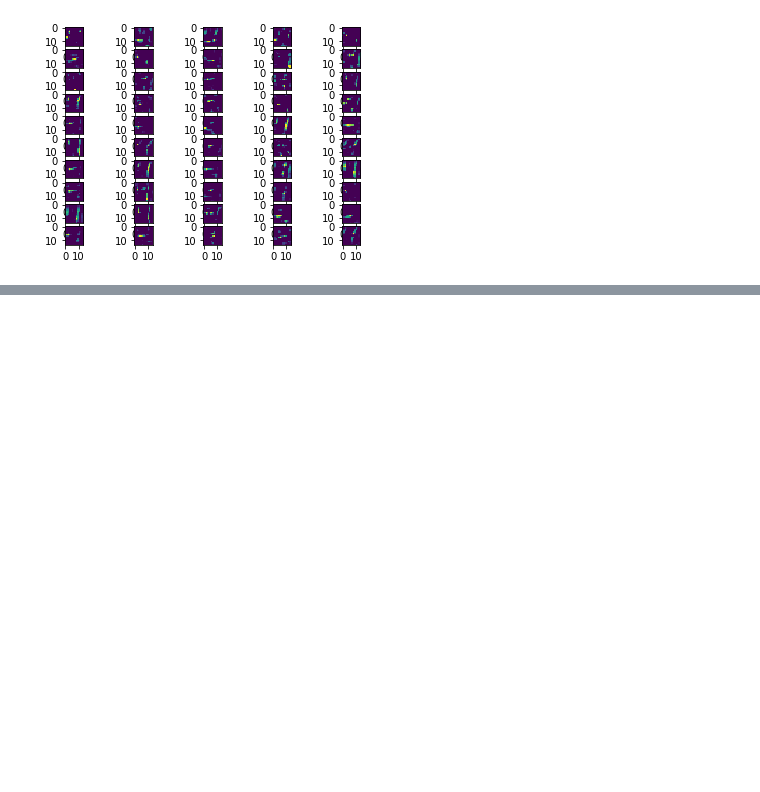
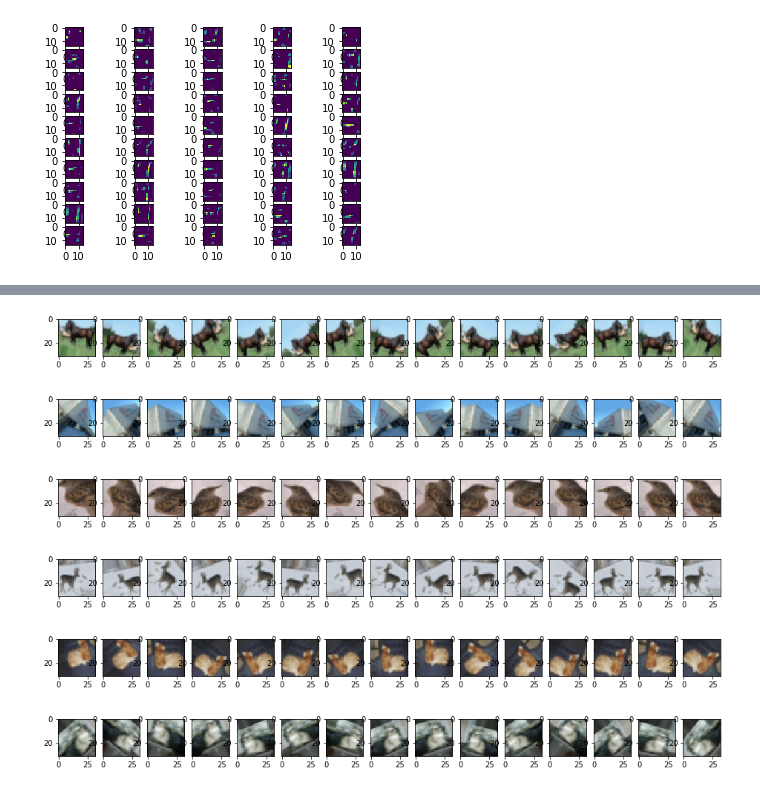
Before and after one commit to correll/deep-learning, a Jupyter notebook: lecture/Lab 3 Convolutional Neural Networks.ipynb, the cells around one changed output, grey strips where cells are left out. Cells and saved outputs as stored; diff of their text form; code cells hidden in the pictures; blank space fills up the shorter version.

```diff
--- a/lecture/Lab 3 Convolutional Neural Networks.ipynb
+++ b/lecture/Lab 3 Convolutional Neural Networks.ipynb
@@ -338,0 +447,23 @@ Text(0.5,0,'Number of training examples')
+# %%
+from keras.preprocessing.image import ImageDataGenerator
+from keras.datasets import cifar10
+
+(x_train, y_train), (x_test, y_test) = cifar10.load_data()
+
+for img_id in [12,15,18,20,17,4829]:
+    train_datagen = ImageDataGenerator(rescale=1./255, zoom_range=0.1, rotation_range=50,
+                                       width_shift_range=0.1, height_shift_range=0.2, shear_range=0.2,
+                                       horizontal_flip=True, fill_mode='nearest')
+
+    img_generator = train_datagen.flow(x_train[img_id:img_id+1], y_train[img_id:img_id+1],
+                                       batch_size=1)
+    img = [next(img_generator) for i in range(0,15)]
+    fig, ax = plt.subplots(1,15, figsize=(16, 6))
+    l = [ax[i].imshow(img[i][0][0]) for i in range(0,15)]
+# %% [output]
+[figure, added]
+[figure, added]
+[figure, added]
+[figure, added]
+[figure, added]
+[figure, added]
```
Also changed, not shown: parts of 19 cells of this notebook, 3 other files.
